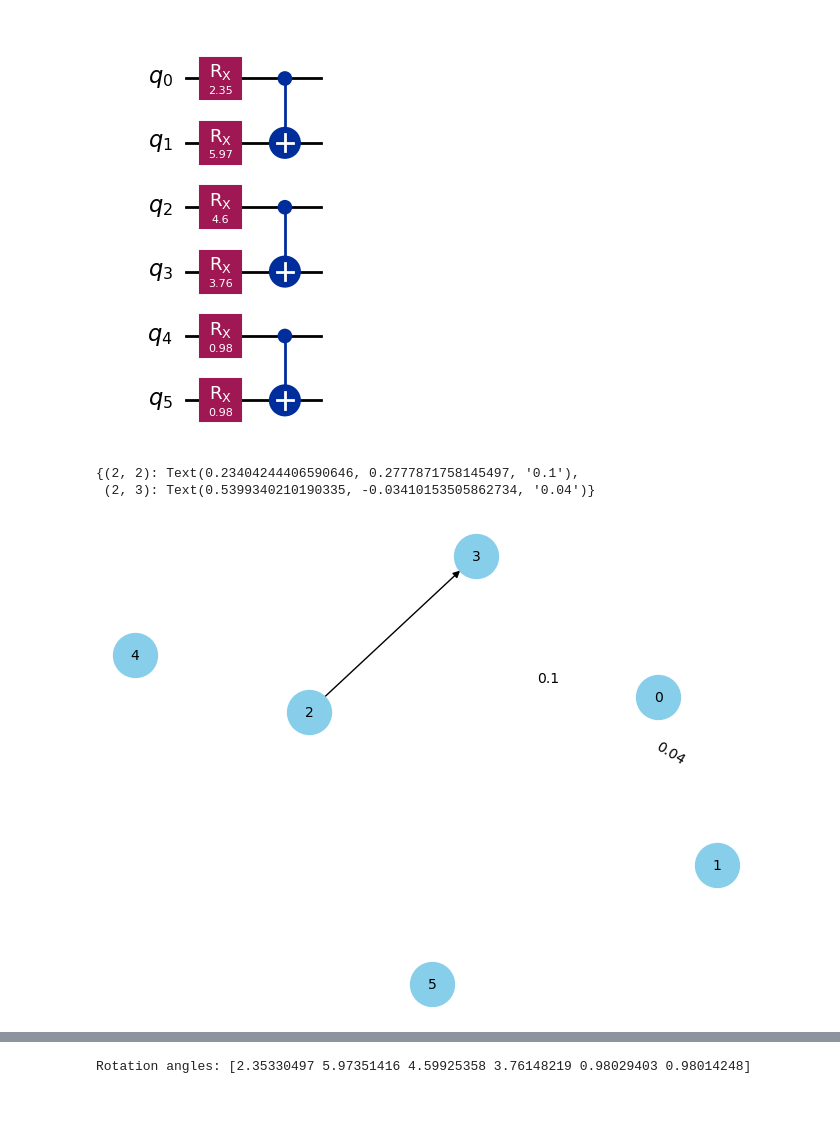
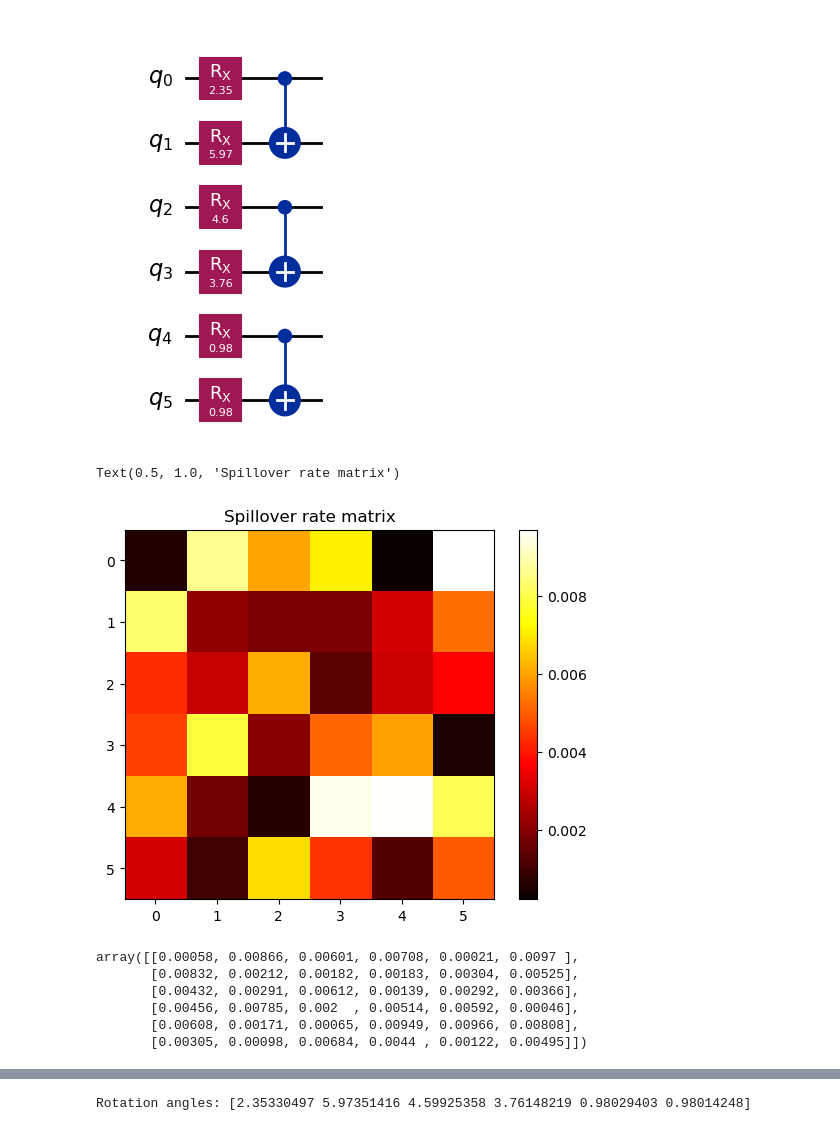
Before and after one commit to arthurostrauss/Quantum_Optimal_Control, a Jupyter notebook: gate_level/spillover_noise_use_case/generic_spillover/spillover_effect_on_subsystem.ipynb, the cells around one changed output, grey strips where cells are left out. Cells and saved outputs as stored; diff of their text form; code cells hidden in the pictures; blank space fills up the shorter version.

```diff
--- a/gate_level/spillover_noise_use_case/generic_spillover/spillover_effect_on_subsystem.ipynb
+++ b/gate_level/spillover_noise_use_case/generic_spillover/spillover_effect_on_subsystem.ipynb
@@ -41,34 +41,41 @@ Parameter dictionary:
 # %%
 # Define noise-coupling matrix with gamma values (example values)
 gamma_matrix = np.zeros((num_qubits, num_qubits))
 gamma_matrix[0, 1] = 0.000  # γ_0->1
 gamma_matrix[0, 3] = 0.0  # γ_0->3
 gamma_matrix[1, 2] = 0.0  # γ_1->2
 gamma_matrix[2, 2] = 0.1
 gamma_matrix[2, 3] = 0.04  # γ_2->3
 gamma_matrix[3, 2] = 0.0  # γ_3->2
 gamma_matrix[4, 3] = 0.0  # γ_4->3
 gamma_matrix[5, 4] = 0.0  # γ_5->4
-
+gamma_matrix = 0.01* np.round(np.random.rand(num_qubits, num_qubits),3)
 # Display gamma matrix with imshow plot for better visualization
-# plt.imshow(gamma_matrix, cmap="hot", interpolation="nearest")
-# plt.colorbar()
-# plt.title("Spillover rate matrix")
-# cm.draw()
+plt.imshow(gamma_matrix, cmap="hot", interpolation="nearest")
+plt.colorbar()
+plt.title("Spillover rate matrix")
 
 # Display gamma matrix as weights in a directed graph
-import networkx as nx
-
-G = nx.DiGraph(gamma_matrix)
-pos = nx.spring_layout(G)
-nx.draw(G, None, with_labels=True, node_size=1000, node_color="skyblue", font_size=10)
-labels = nx.get_edge_attributes(G, "weight")
-nx.draw_networkx_edge_labels(G, pos, edge_labels=labels)
+# import networkx as nx
+#
+# G = nx.DiGraph(gamma_matrix)
+# pos = nx.spring_layout(G)
+# nx.draw(G, None, with_labels=True, node_size=1000, node_color="skyblue", font_size=10)
+# labels = nx.get_edge_attributes(G, "weight")
+# nx.draw_networkx_edge_labels(G, pos, edge_labels=labels)
 # plt.title("Spillover rate matrix as directed graph")
 # %% [output]
-{(2, 2): Text(0.23404244406590646, 0.2777871758145497, '0.1'),
- (2, 3): Text(0.5399340210190335, -0.03410153505862734, '0.04')}
+Text(0.5, 1.0, 'Spillover rate matrix')
-[figure, old version]
+[figure, new version]
+# %%
+gamma_matrix
+# %% [output]
+array([[0.00058, 0.00866, 0.00601, 0.00708, 0.00021, 0.0097 ],
+       [0.00832, 0.00212, 0.00182, 0.00183, 0.00304, 0.00525],
+       [0.00432, 0.00291, 0.00612, 0.00139, 0.00292, 0.00366],
+       [0.00456, 0.00785, 0.002  , 0.00514, 0.00592, 0.00046],
+       [0.00608, 0.00171, 0.00065, 0.00949, 0.00966, 0.00808],
+       [0.00305, 0.00098, 0.00684, 0.0044 , 0.00122, 0.00495]])
 # %%
 pm = PassManager(
     [
```
Also changed, not shown: parts of 14 cells of this notebook, 13 other files.
